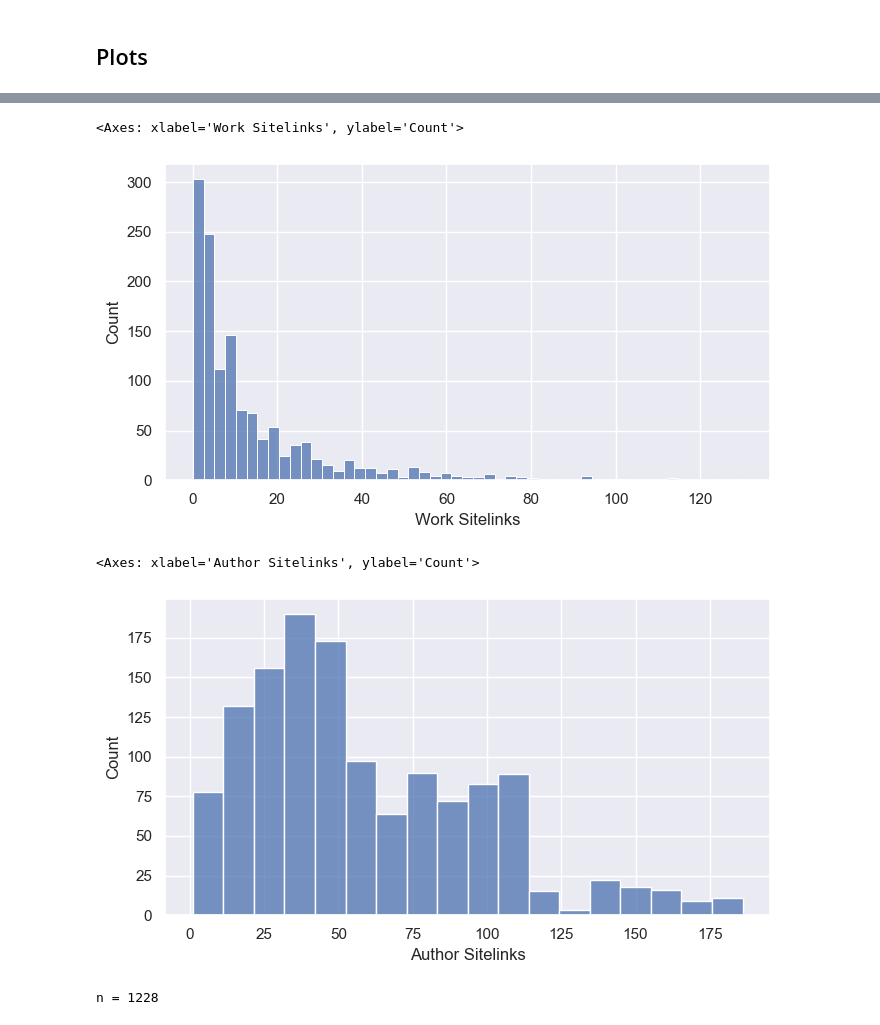
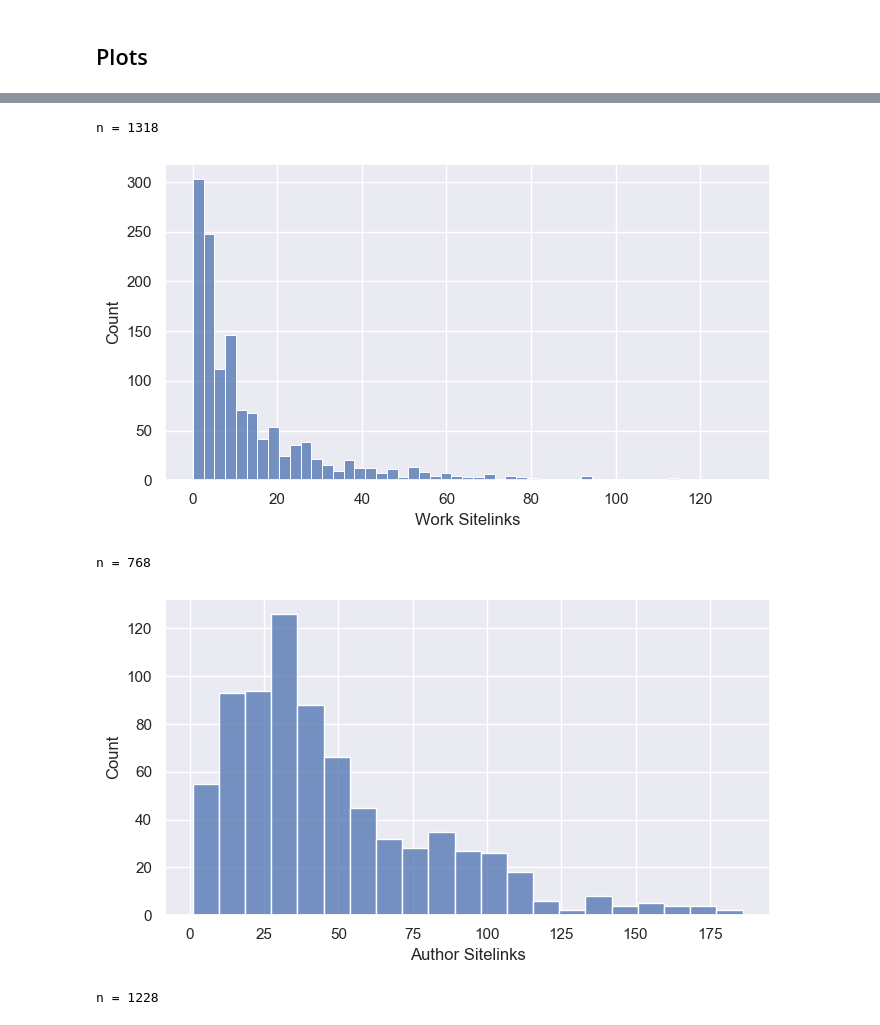
Before and after one commit to temporal-communities/1001-books, a Jupyter notebook: main.ipynb, the cells around one changed output, grey strips where cells are left out. Drawn from its saved outputs; the diff is of its cells as text; code cells hidden in the pictures.

Commit message:
Add R² calculation, fix duplicate authors, add stable sort for sitelinks

```diff
--- a/main.ipynb
+++ b/main.ipynb
@@ -38,6 +43,8 @@ sitelinks = (
         edition=pl.col("sitelink").str.extract(r"([\w-]+).wikipedia.org"),
     )
     .drop_nulls("sitelink")
+    # Sort for easier diffing
+    .sort(pl.col("qid").str.slice(1).cast(pl.Int64), "sitelink")
 )
 
 sitelinks.write_csv("outputs/sitelinks.tsv", separator="\t")
@@ -95,7 +102,11 @@ relevance_df = (
     .rename({"QRank": "Work QRank"})
     # Join author QRank
     .join(
-        qrank, left_on="Author Wikidata ID", right_on="Entity", how="left", coalesce=True
+        qrank,
+        left_on="Author Wikidata ID",
+        right_on="Entity",
+        how="left",
+        coalesce=True,
     )
     .rename({"QRank": "Author QRank"})
     # Join work sitelinks
@@ -117,9 +128,7 @@ relevance_df = (
     )
     .rename({"sitelinks_n": "Author Sitelinks"})
     # Fill nulls for sitelink columns
-    .with_columns(
-      pl.col("^.*Sitelinks$").fill_null(0)
-    )
+    .with_columns(pl.col("^.*Sitelinks$").fill_null(0))
 )
 
 relevance_df.write_csv("outputs/1001-books-plus-relevance.tsv", separator="\t")
@@ -206,20 +236,26 @@ sns.histplot(
 # %%
 # Histogram of number of sitelinks for works
+plot_df = relevance_df.drop_nulls("Work Sitelinks")
 sns.histplot(
-    relevance_df,
+    plot_df,
     x="Work Sitelinks",
 )
+
+print(f"n = {plot_df.height}")
 # %% [output]
-<Axes: xlabel='Work Sitelinks', ylabel='Count'>
+n = 1318
 [figure]
 # %%
 # Histogram of number of sitelinks for authors
-sns.histplot(
-    relevance_df,
+plot_df = relevance_df.unique("Author Wikidata ID").drop_nulls("Author Sitelinks")
+ax = sns.histplot(
+    plot_df,
     x="Author Sitelinks",
 )
+
+print(f"n = {plot_df.height}")
 # %% [output]
-<Axes: xlabel='Author Sitelinks', ylabel='Count'>
+n = 768
-[figure, old version]
+[figure, new version]
 # %%
 # Scatter plot of Work QRank and Work Sitelinks
```
Also changed, not shown: parts of 11 cells of this notebook, 3 other files.
